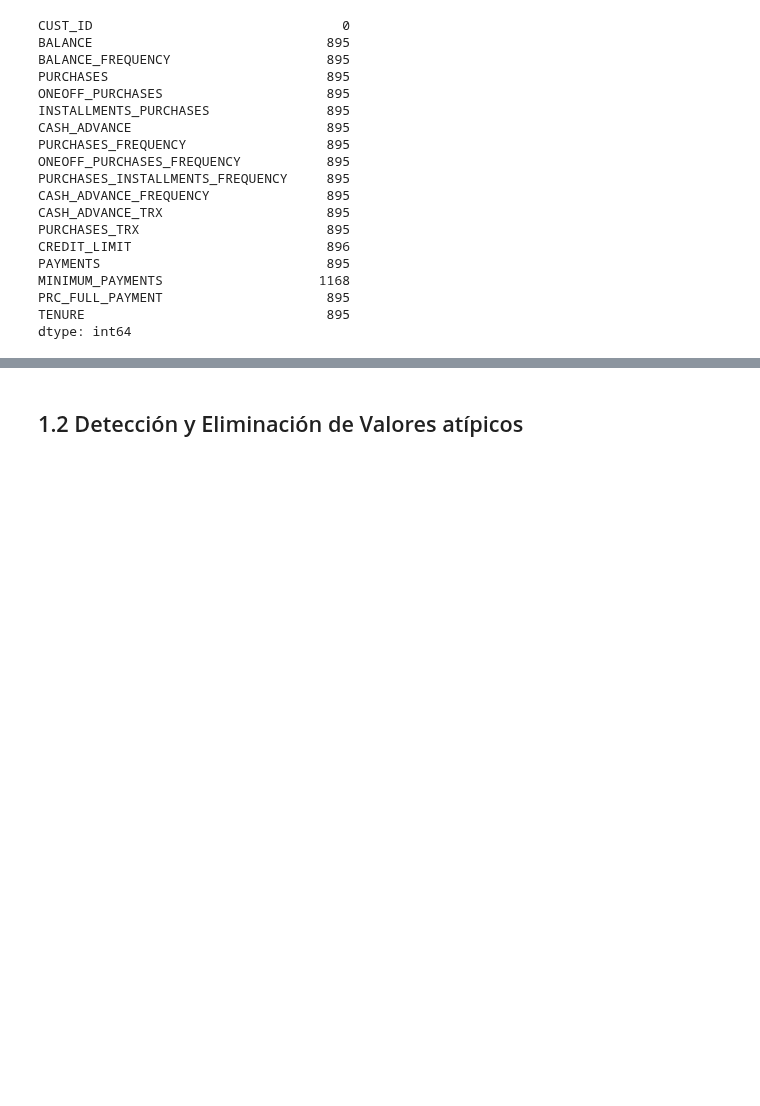
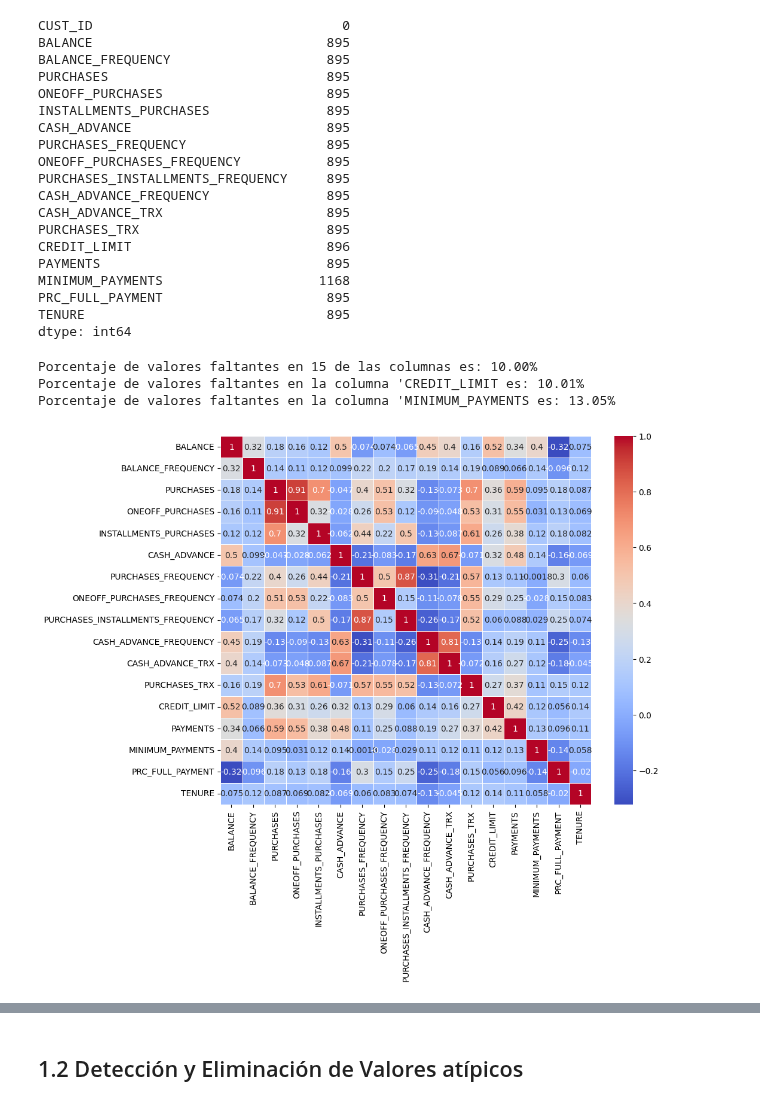
Before and after one commit to WSmithDR/espol-bootcamp-data_science, a Jupyter notebook: Plantilla_Proyecto.ipynb, the cells around one changed output, grey strips where cells are left out. Drawn from its saved outputs; the diff is of its cells as text; code cells hidden in the pictures; blank space fills up the shorter version.

```diff
--- a/Plantilla_Proyecto.ipynb
+++ b/Plantilla_Proyecto.ipynb
@@ -68,3 +81,27 @@ MINIMUM_PAYMENTS                    1168
 PRC_FULL_PAYMENT                     895
 TENURE                               895
 dtype: int64
+# %%
+# calcular el porcentaje de datos faltantes
+porcentaje_faltantes_varias = (df['BALANCE'].isnull().sum() / len(df)) * 100
+print(f"Porcentaje de valores faltantes en 15 de las columnas es: {porcentaje_faltantes_varias:.2f}%")
+
+porcentaje_faltantes_CREDIT_LIMIT = (df['CREDIT_LIMIT'].isnull().sum() / len(df)) * 100
+print(f"Porcentaje de valores faltantes en la columna 'CREDIT_LIMIT es: {porcentaje_faltantes_CREDIT_LIMIT:.2f}%")
+
+porcentaje_faltantes_MINIMUM_PAYMENTS = (df['MINIMUM_PAYMENTS'].isnull().sum() / len(df)) * 100
+print(f"Porcentaje de valores faltantes en la columna 'MINIMUM_PAYMENTS es: {porcentaje_faltantes_MINIMUM_PAYMENTS:.2f}%")
+# %% [output]
+Porcentaje de valores faltantes en 15 de las columnas es: 10.00%
+Porcentaje de valores faltantes en la columna 'CREDIT_LIMIT es: 10.01%
+Porcentaje de valores faltantes en la columna 'MINIMUM_PAYMENTS es: 13.05%
+# %%
+# analizar la correlacion que existe entre las variables
+columnas_faltantes = df.columns[df.isnull().any()]
+df_subset = df[columnas_faltantes]
+matriz_corr = df_subset.corr()
+plt.figure(figsize=(10, 8))
+sns.heatmap(matriz_corr, annot=True, cmap='coolwarm', linewidths=0.5)
+plt.show()
+# %% [output]
+[figure, added]
```
Also changed, not shown: parts of 51 cells of this notebook, 2 other files.
